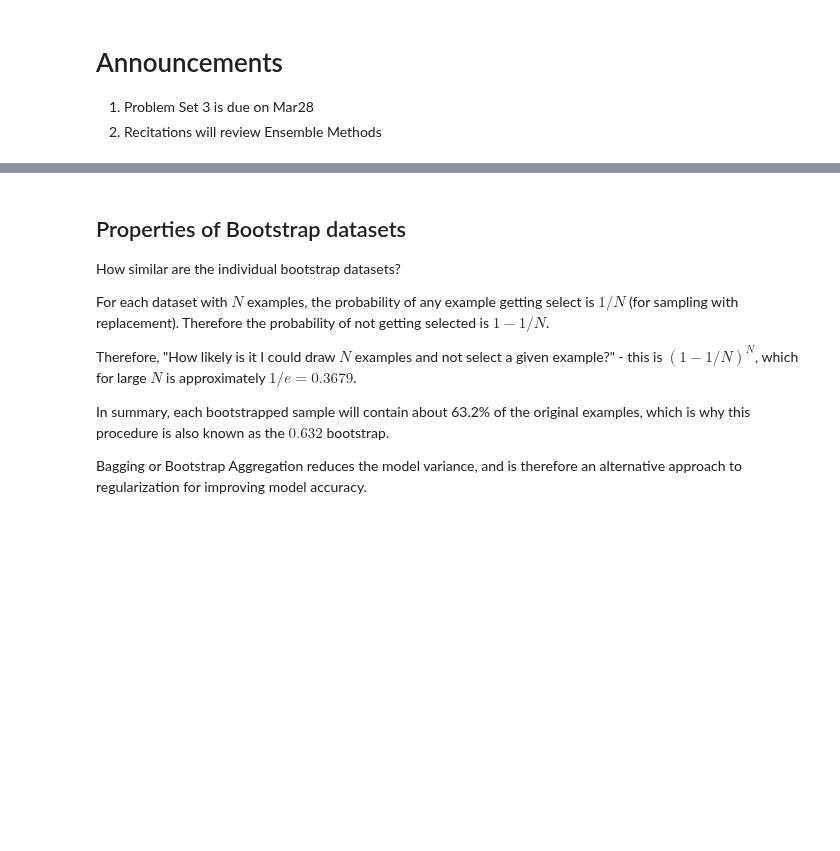
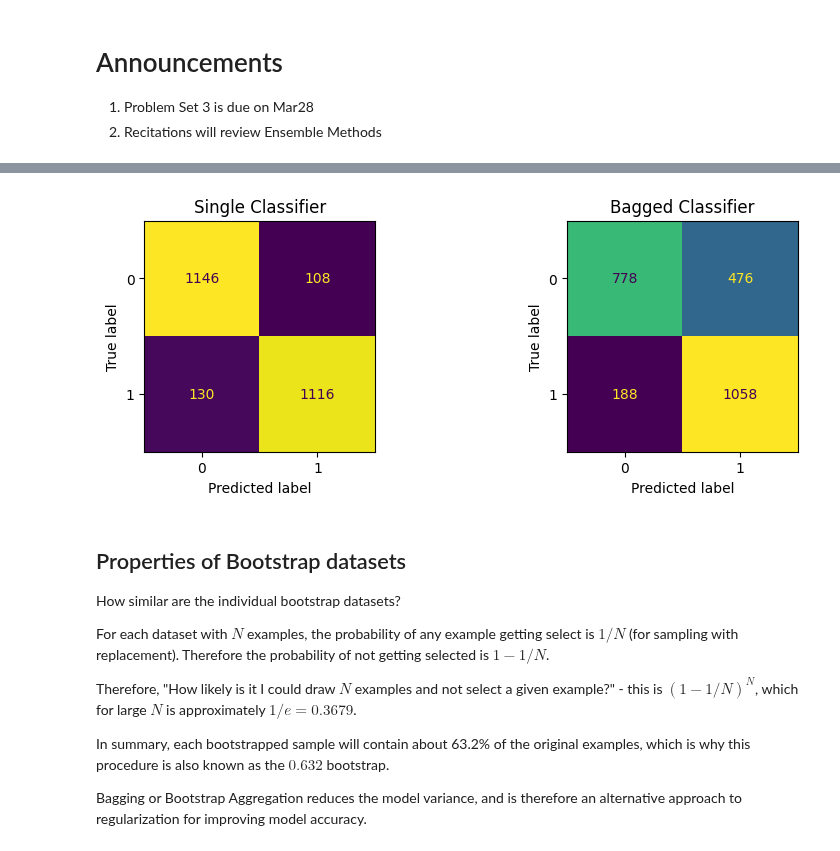
Before and after one commit to rameshnatarajanus/katz-aim5004-fall2025, a Jupyter notebook: notebooks/Lecture-16-Ensemble-Methods.ipynb, the cells around one changed output, grey strips where cells are left out. Cells and saved outputs as stored; diff of their text form; code cells hidden in the pictures; blank space fills up the shorter version.

```diff
--- a/notebooks/Lecture-16-Ensemble-Methods.ipynb
+++ b/notebooks/Lecture-16-Ensemble-Methods.ipynb
@@ -87,33 +98,37 @@ y_test = ensemble.average_prediction(X_test)
 # %%
 import matplotlib.pyplot as plt
 from sklearn.datasets import make_classification
 from sklearn.model_selection import train_test_split
 from sklearn.metrics import confusion_matrix, ConfusionMatrixDisplay
 
 import warnings
 warnings.filterwarnings('ignore')
 
 # create a data set for comparing models
 X, y = make_classification(n_samples=10000, n_features=10, n_informative=8)
 X_train, X_test, y_train, y_test = train_test_split(X, y)
 
 # compare the Bagged Classifier versus a single Decision Tree Classifier
 from sklearn.ensemble import BaggingClassifier
 from sklearn.tree import DecisionTreeClassifier
 
-fig, ax = plt.subplots(1, 2, figsize=(7, 3))
+fig, ax = plt.subplots(1, 2, figsize=(10, 3))
 ConfusionMatrixDisplay(confusion_matrix(y_test,
                                         DecisionTreeClassifier()\
                                         .fit(X_train, y_train)\
                                         .predict(X_test)))\
                                         .plot(ax=ax[0], colorbar=False)
-ConfusionMatrixDisplay(confusion_matrix(y_test, BaggingClassifier(base_estimator=DecisionTreeClassifier())\
+ConfusionMatrixDisplay(confusion_matrix(y_test, BaggingClassifier(base_estimator=DecisionTreeClassifier(max_depth=1), n_estimators=300)\
                                         .fit(X_train, y_train)\
                                         .predict(X_test)))\
                                         .plot(ax=ax[1], colorbar=False);
+
 ax[0].set_title("Single Classifier")
 ax[1].set_title("Bagged Classifier")
+
 plt.show()
+# %% [output]
+[figure, added]
 # %% [markdown]
 ## Properties of Bootstrap datasets
 
```
Also changed, not shown: parts of 4 cells of this notebook, 1 other file.
